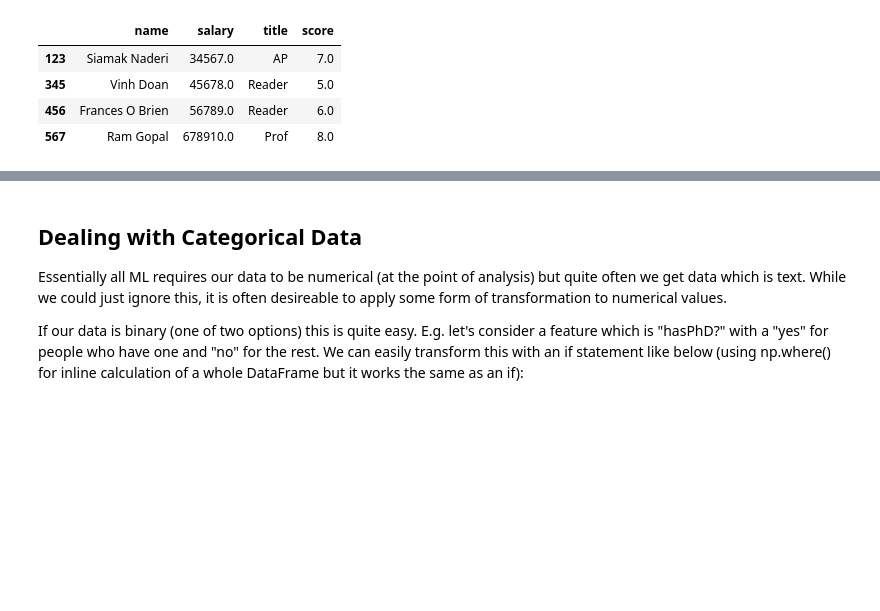
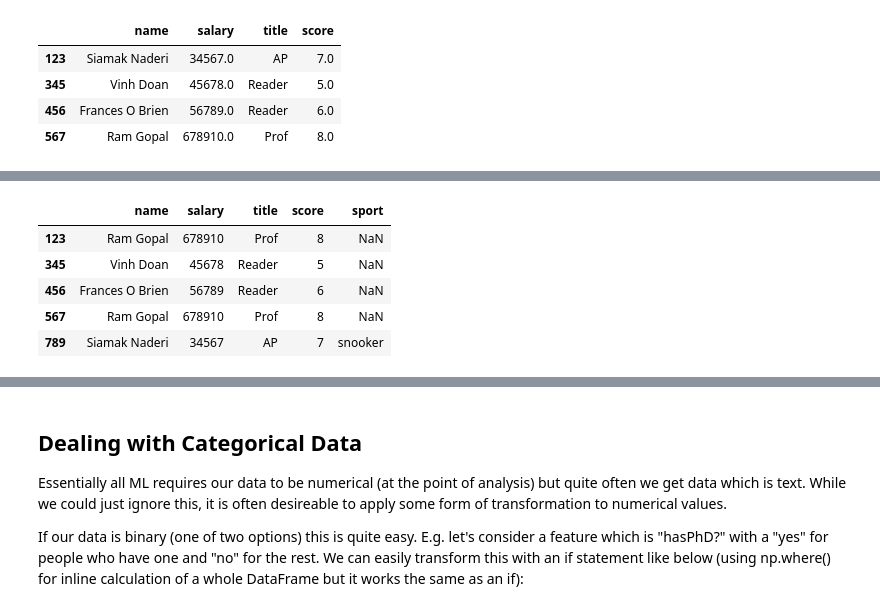
Before and after one commit to MJMortensonWarwick/AnalyticsInPractice2425, a Jupyter notebook: 3_1_Feature_Engineering.ipynb, the cells around one changed output, grey strips where cells are left out. Cells and saved outputs as stored; diff of their text form; code cells hidden in the pictures; blank space fills up the shorter version.

```diff
--- a/3_1_Feature_Engineering.ipynb
+++ b/3_1_Feature_Engineering.ipynb
@@ -124,0 +128,21 @@ df
+# %%
+import pandas as pd
+
+data = {
+    123: {'name': 'Ram Gopal', 'salary': 678910, 'title': 'Prof', 'score': 8},
+    345: {'name': 'Vinh Doan', 'salary': 45678, 'title': 'Reader', 'score': 5},
+    456: {'name': 'Frances O Brien', 'salary': 56789, 'title': 'Reader', 'score': 6},
+    567: {'name': 'Ram Gopal', 'salary': 678910, 'title': 'Prof', 'score': 8},
+    789: {'name': 'Siamak Naderi', 'salary': 34567, 'title': 'AP', 'score': 7, 'sport': 'snooker'}
+}
+
+df = pd.DataFrame.from_dict(data, orient='index')
+# orient index means the index (IDs) will be the rows
+df
+# %% [output]
+|  | name | salary | title | score | sport |
+| 123 | Ram Gopal | 678910 | Prof | 8 | NaN |
+| 345 | Vinh Doan | 45678 | Reader | 5 | NaN |
+| 456 | Frances O Brien | 56789 | Reader | 6 | NaN |
+| 567 | Ram Gopal | 678910 | Prof | 8 | NaN |
+| 789 | Siamak Naderi | 34567 | AP | 7 | snooker |
```
Also changed, not shown: parts of 5 cells of this notebook.
